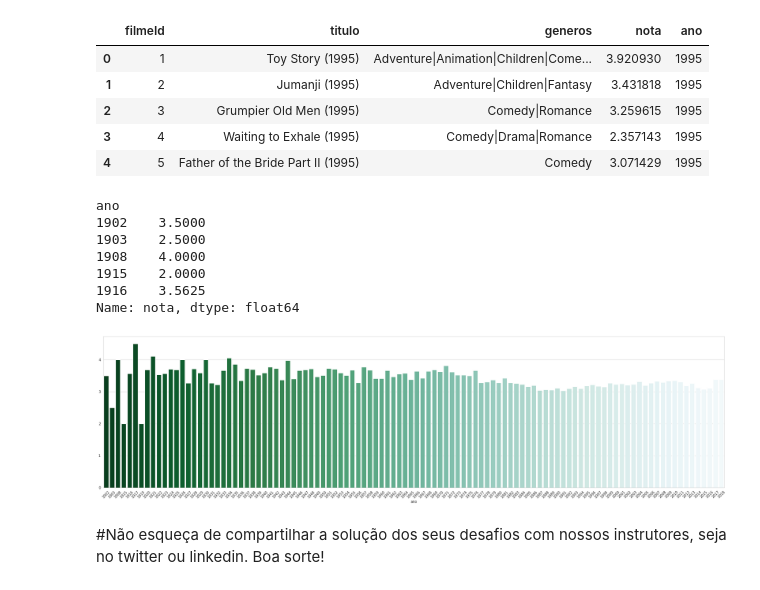
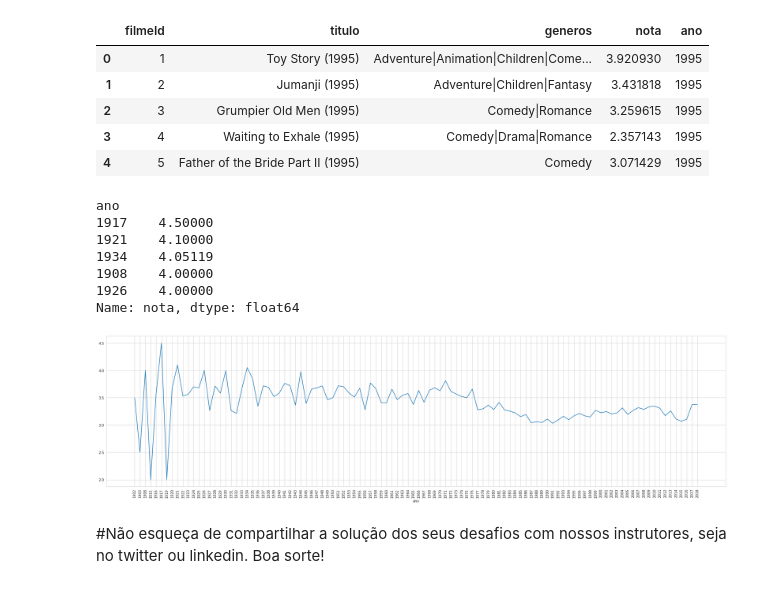
Before and after one commit to alexandreaquiles/quarentenadados, a Jupyter notebook: Alexandre_Aquiles_QuarentenaDados_aula02.ipynb, the cells around one changed output. Saved outputs shown, nothing was run; the diff lists cells and outputs as text; code cells hidden in the pictures.

```diff
--- a/Alexandre_Aquiles_QuarentenaDados_aula02.ipynb
+++ b/Alexandre_Aquiles_QuarentenaDados_aula02.ipynb
@@ -1064,5 +1073,5 @@ Criar um gráfico de notas médias por ano (média geral considerando todos os f
 # %%
-anos_dos_filmes = filmes_com_media["titulo"].str.extract('\((\d{4})\)', expand=True)
+anos_dos_filmes = filmes_com_media["titulo"].str.extract(r'.*\((\d{4})\)$', expand=True)
 anos_dos_filmes.columns = ["ano"]
 anos_dos_filmes.head()
 # %% [output]
@@ -1084,22 +1093,22 @@ filmes_com_media_e_ano.head()
 | 4 | 5 | Father of the Bride Part II (1995) | Comedy | 3.071429 | 1995 |
 # %%
 notas_medias_por_ano = filmes_com_media_e_ano.groupby("ano")["nota"].mean()
-notas_medias_por_ano.head()
+notas_medias_por_ano.sort_values(ascending=False).head()
 # %% [output]
 ano
-1902    3.5000
-1903    2.5000
-1908    4.0000
-1915    2.0000
-1916    3.5625
+1917    4.50000
+1921    4.10000
+1934    4.05119
+1908    4.00000
+1926    4.00000
 Name: nota, dtype: float64
 # %%
 sns.set_style("whitegrid")
 plt.figure(figsize=(32,8))
-barplot = sns.barplot(x = notas_medias_por_ano.index, y = notas_medias_por_ano.values, palette=sns.color_palette("BuGn_r", n_colors=len(notas_medias_por_ano) + 4))
-barplot.set_xticklabels(barplot.get_xticklabels(),rotation=45)
+barplot = sns.lineplot(x = notas_medias_por_ano.index, y = notas_medias_por_ano.values)
+plt.xticks(rotation=90)
 plt.show()
 # %% [output]
-[figure, old version]
+[figure, new version]
 # %% [markdown]
 #Não esqueça de compartilhar a solução dos seus desafios com nossos instrutores, seja no twitter ou linkedin. Boa sorte!
```
Also changed, not shown: parts of 24 cells of this notebook.
